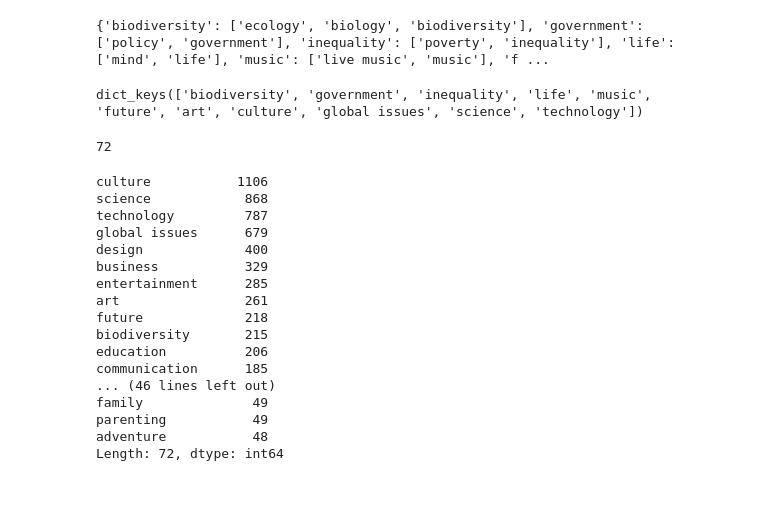
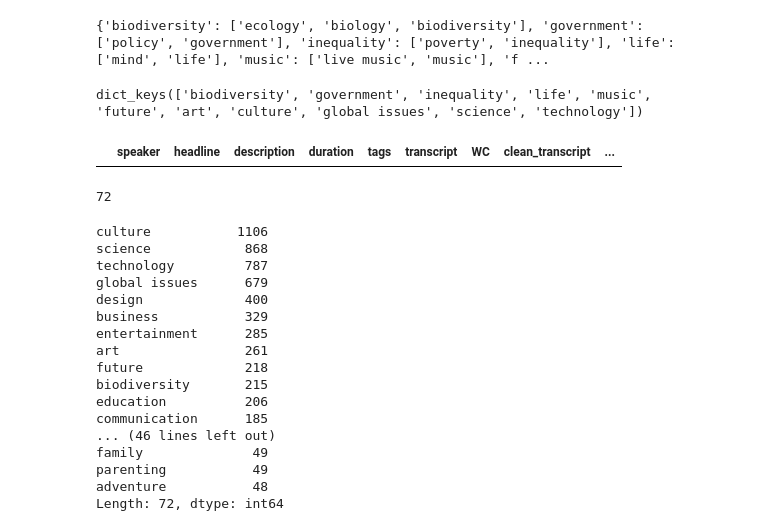
Before and after one commit to GlennChia/50_038_cds_project, a Jupyter notebook: notebooks/cleaning/squash_tags_similarity.ipynb, the cells around one changed output. Cells and saved outputs as stored; diff of their text form; code cells hidden in the pictures; blank space fills up the shorter version.

```diff
--- a/notebooks/cleaning/squash_tags_similarity.ipynb
+++ b/notebooks/cleaning/squash_tags_similarity.ipynb
@@ -233,6 +239,10 @@ df2 = df1.copy()
 df2['squash2_tags'] = df2['squash_tags']
 df2['squash2_tags'] = df2['squash2_tags'].map(lambda x: replacing(x))
 df2 = df2[df2['squash2_tags']!='']
+# %%
+df2[df2['squash2_tags']==float('nan')]
+# %% [output]
+|  | speaker | headline | description | duration | tags | transcript | WC | clean_transcript | ... |
 # %%
 s_tag_counts,s_tag_list = count_tags(df2['squash2_tags'])
 # %%
```
Also changed, not shown: parts of 16 cells of this notebook, 4 other files.
